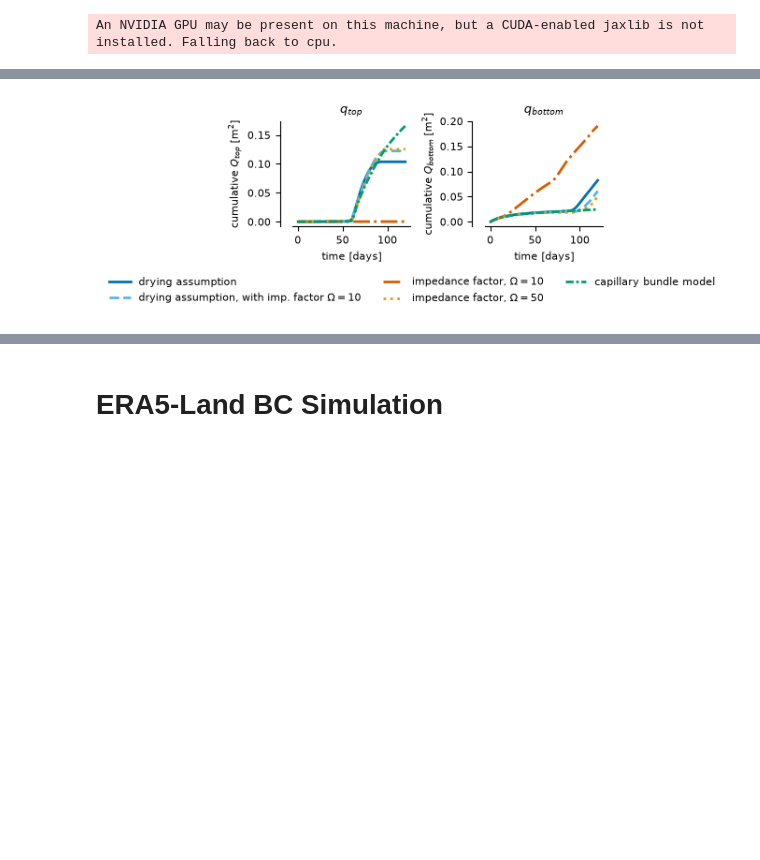
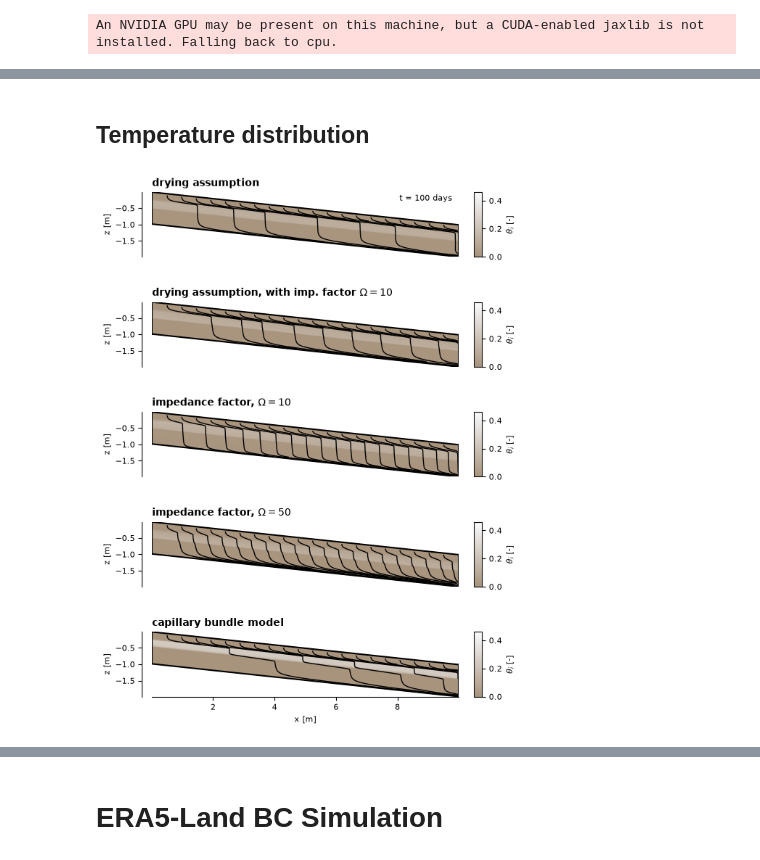
Before and after one commit to AnneMariaVera/CryoRich_AD, a Jupyter notebook: notebooks/Visualise_Results.ipynb, the cells around one changed output, grey strips where cells are left out. Drawn from its saved outputs; the diff is of its cells as text; code cells hidden in the pictures; blank space fills up the shorter version.

```diff
--- a/notebooks/Visualise_Results.ipynb
+++ b/notebooks/Visualise_Results.ipynb
@@ -40,5 +55,7 @@ for parametrization, db in constant_dbs.items():
-# %%
-fig, axes = plotting_utils.plot_cumulative_partitioning_grid(constant_dbs, relative=False)
-fig.savefig("../figures/Simulations_Paper/Constant/const_cum_flow.png", dpi=300)
-# %% [output]
-[figure, removed]
+# %% [markdown]
+## Temperature distribution
+# %%
+index = 100*12
+fig, axes = plotting_utils.plot_streamlines_grid(constant_dbs, index, slope=-0.1,figsize=(15*cm,19.41*cm),cum=False)
+# %% [output]
+[figure, added]
```
Also changed, not shown: parts of 15 cells of this notebook, 20 other files.
